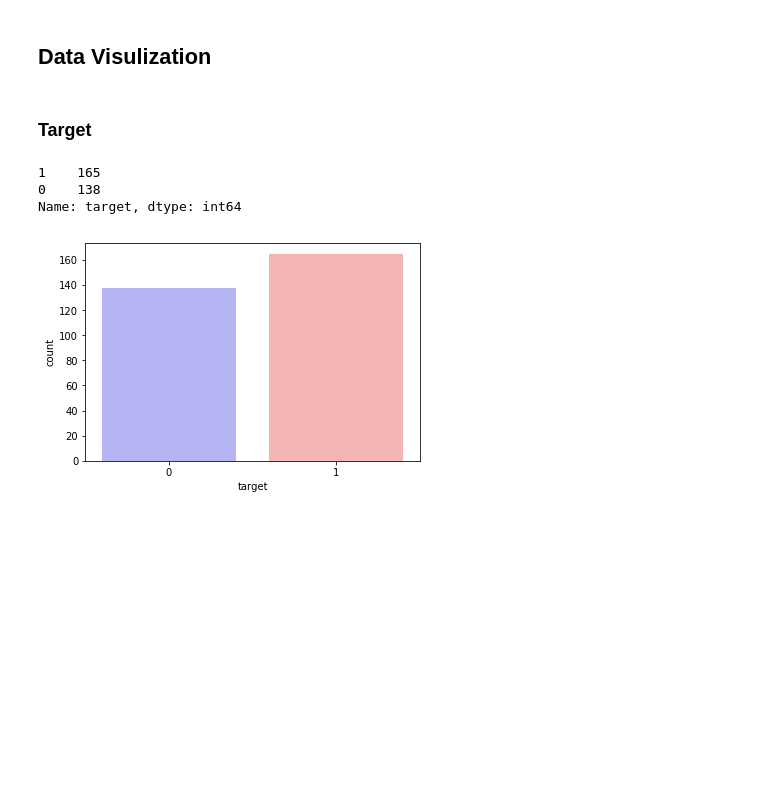
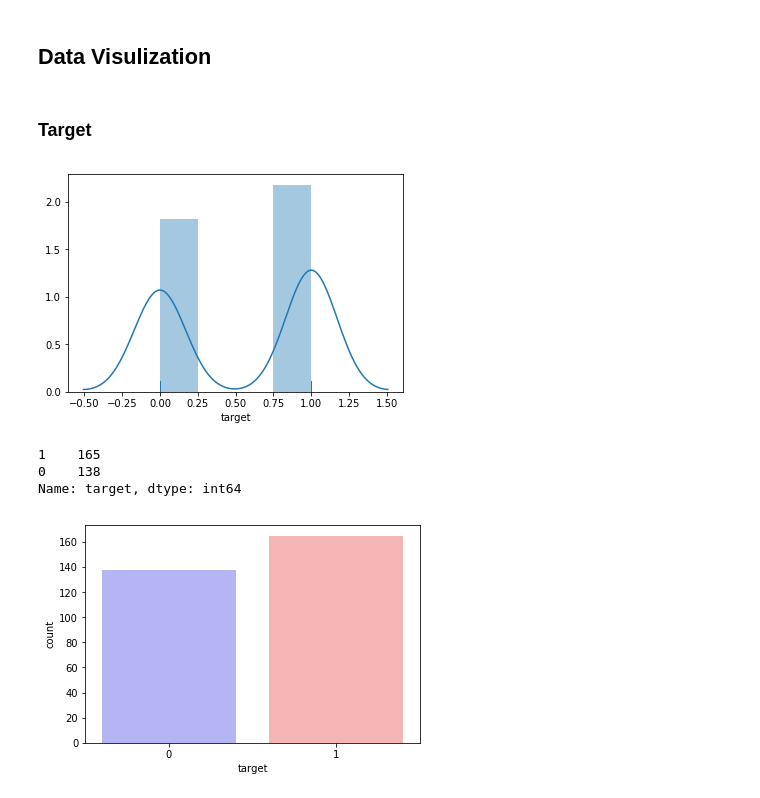
Before and after one commit to rajeshjnv/what-causes-heart-disease, a Jupyter notebook: heart-disease-exploration-ml-prediction.ipynb, the cells around one changed output. Cells and saved outputs as stored; diff of their text form; code cells hidden in the pictures; blank space fills up the shorter version.

```diff
--- a/heart-disease-exploration-ml-prediction.ipynb
+++ b/heart-disease-exploration-ml-prediction.ipynb
@@ -129,6 +136,11 @@ from theabove corelation plot we see that cp(chest pain),thalch and slope are hi
 ## Data Visulization
 # %% [markdown]
 ### Target
+# %%
+sns.distplot(df['target'],rug=True)
+plt.show()
+# %% [output]
+[figure, added]
 # %%
 df.target.value_counts()
 # %% [output]
```
Also changed, not shown: parts of 14 cells of this notebook, 1 other file.
